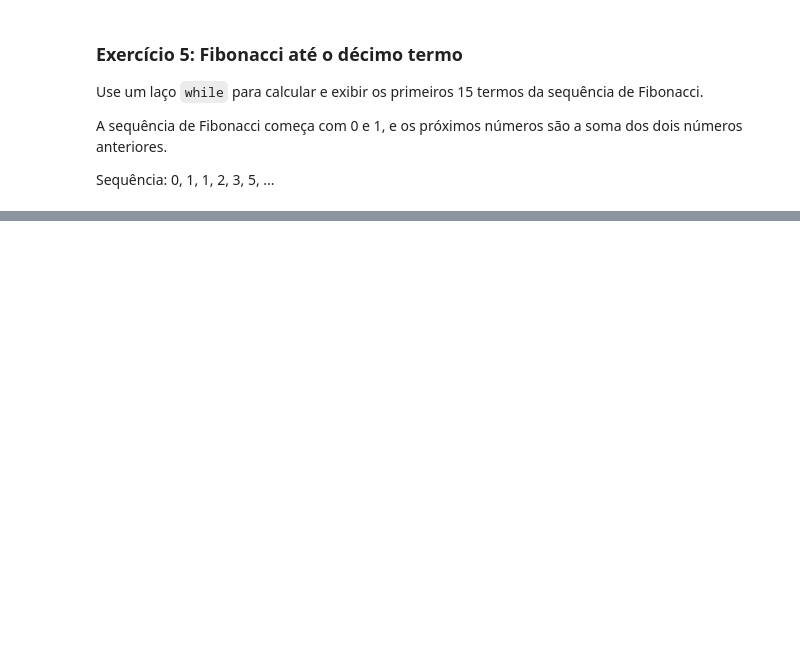
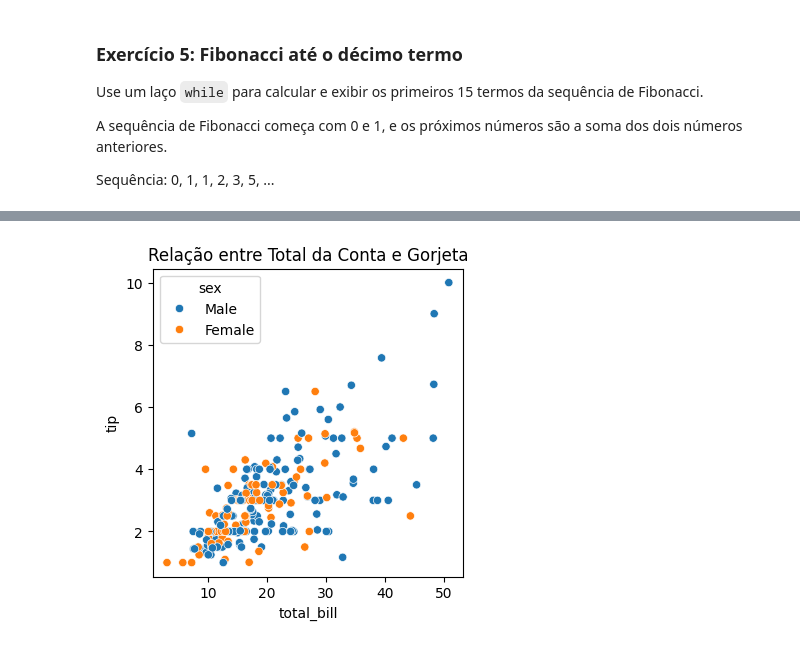
Before and after one commit to py232027046/CEE2, a Jupyter notebook: aulas.ipynb, the cells around one changed output, grey strips where cells are left out. Cells and saved outputs as stored; diff of their text form; code cells hidden in the pictures; blank space fills up the shorter version.

```diff
--- a/aulas.ipynb
+++ b/aulas.ipynb
@@ -1239,0 +4413,9 @@ while contador < 15:
+# %%
+plt.figure(figsize=(4, 4))
+
+## adicionando diferentes cores de acordo com a variável "sex"
+sns.scatterplot(data=df, x="total_bill", y="tip", hue="sex")
+plt.title("Relação entre Total da Conta e Gorjeta")
+plt.show()
+# %% [output]
+[figure, added]
```
Also changed, not shown: parts of 475 cells of this notebook.
